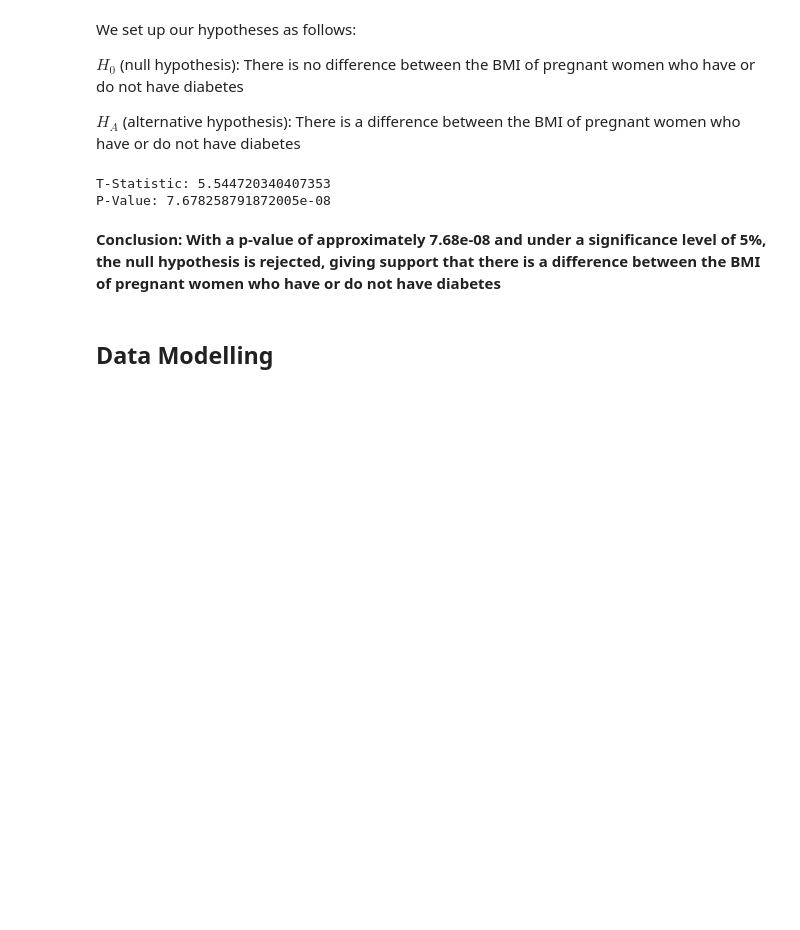
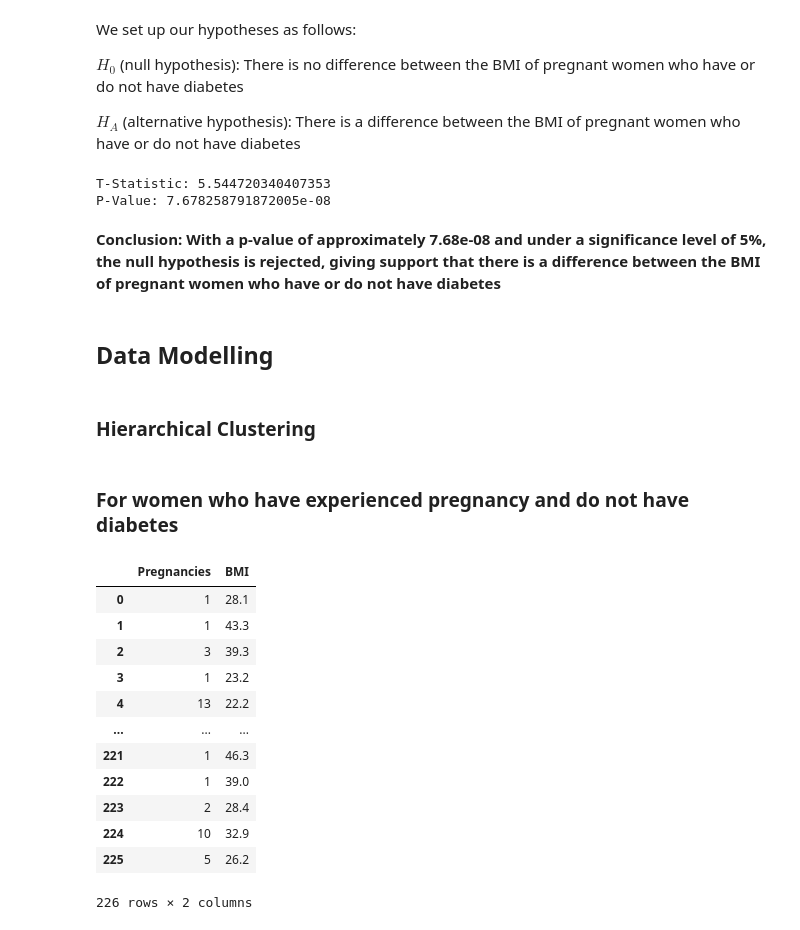
Before and after one commit to houin679/CSMODELPROJECT, a Jupyter notebook: MCO1_CSMODEL.ipynb, the cells around one changed output. Saved outputs shown, nothing was run; the diff lists cells and outputs as text; code cells hidden in the pictures; blank space fills up the shorter version.

```diff
--- a/MCO1_CSMODEL.ipynb
+++ b/MCO1_CSMODEL.ipynb
@@ -1141,3 +1140,5 @@ P-Value: 7.678258791872005e-08
 **Conclusion: With a p-value of approximately 7.68e-08 and under a significance level of 5%, the null hypothesis is rejected, giving support that there is a difference between the BMI of pregnant women who have or do not have diabetes**
 # %% [markdown]
 ## Data Modelling
+# %% [markdown]
+### **Hierarchical Clustering**
@@ -1143,0 +1150,20 @@ P-Value: 7.678258791872005e-08
+# %% [markdown]
+### **For women who have experienced pregnancy and do not have diabetes**
+# %%
+outcome_0_df = PW_df[PW_df['Outcome'] == 0].reset_index(drop=True)
+outcome_0_df = outcome_0_df.drop('Outcome', axis=1)
+outcome_0_df
+# %% [output]
+|  | Pregnancies | BMI |
+| 0 | 1 | 28.1 |
+| 1 | 1 | 43.3 |
+| 2 | 3 | 39.3 |
+| 3 | 1 | 23.2 |
+| 4 | 13 | 22.2 |
+| ... | ... | ... |
+| 221 | 1 | 46.3 |
+| 222 | 1 | 39.0 |
+| 223 | 2 | 28.4 |
+| 224 | 10 | 32.9 |
+| 225 | 5 | 26.2 |
+226 rows × 2 columns
```
Also changed, not shown: parts of 9 cells of this notebook, 2 other files.
